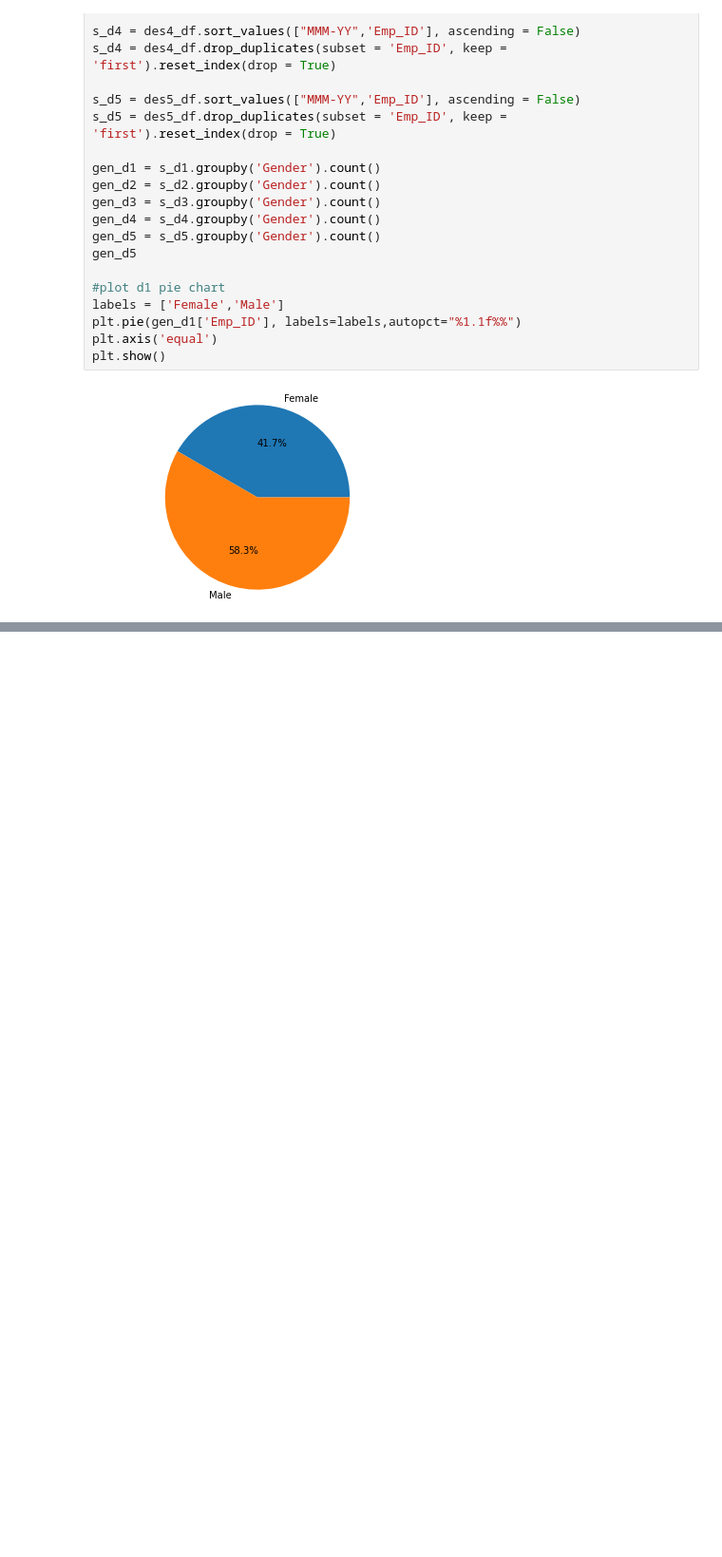
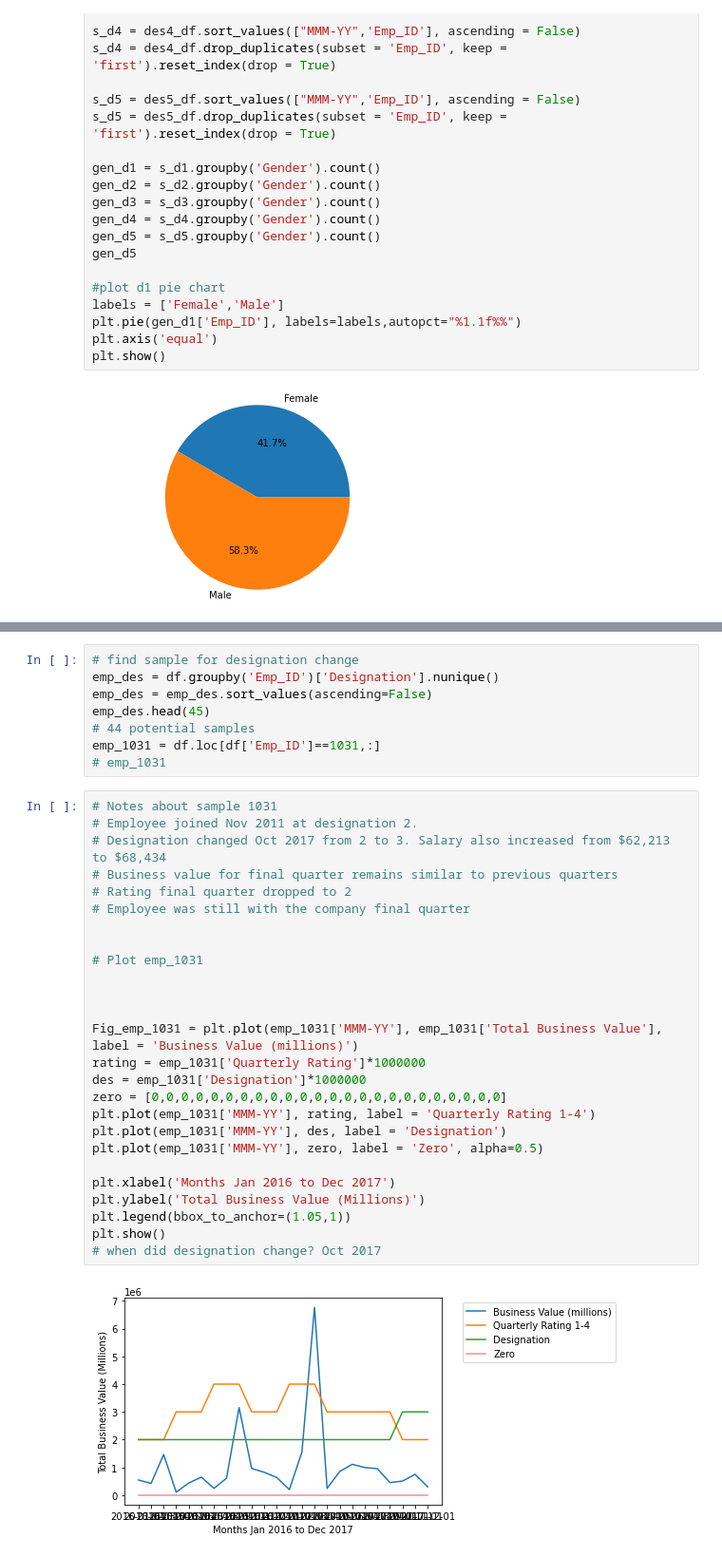
Before and after one commit to shanCH3n/Project1-DAbootcamp-Grp2, a Jupyter notebook: 01_Data/EmployeeAttrition_Designation.ipynb, the cells around one changed output, grey strips where cells are left out. Shown at 95% size. Drawn from its saved outputs; the diff is of its cells as text; blank space fills up the shorter version.

```diff
--- a/01_Data/EmployeeAttrition_Designation.ipynb
+++ b/01_Data/EmployeeAttrition_Designation.ipynb
@@ -152,0 +203,36 @@ plt.show()
+# %%
+# find sample for designation change
+emp_des = df.groupby('Emp_ID')['Designation'].nunique()
+emp_des = emp_des.sort_values(ascending=False)
+emp_des.head(45)
+# 44 potential samples
+emp_1031 = df.loc[df['Emp_ID']==1031,:]
+# emp_1031
+# %%
+# Notes about sample 1031
+# Employee joined Nov 2011 at designation 2.
+# Designation changed Oct 2017 from 2 to 3. Salary also increased from $62,213 to $68,434
+# Business value for final quarter remains similar to previous quarters
+# Rating final quarter dropped to 2
+# Employee was still with the company final quarter
+
+
+# Plot emp_1031
+
+
+
+Fig_emp_1031 = plt.plot(emp_1031['MMM-YY'], emp_1031['Total Business Value'], label = 'Business Value (millions)')
+rating = emp_1031['Quarterly Rating']*1000000
+des = emp_1031['Designation']*1000000
+zero = [0,0,0,0,0,0,0,0,0,0,0,0,0,0,0,0,0,0,0,0,0,0,0,0]
+plt.plot(emp_1031['MMM-YY'], rating, label = 'Quarterly Rating 1-4')
+plt.plot(emp_1031['MMM-YY'], des, label = 'Designation')
+plt.plot(emp_1031['MMM-YY'], zero, label = 'Zero', alpha=0.5)
+
+plt.xlabel('Months Jan 2016 to Dec 2017')
+plt.ylabel('Total Business Value (Millions)')
+plt.legend(bbox_to_anchor=(1.05,1))
+plt.show()
+# when did designation change? Oct 2017
+# %% [output]
+[figure, added]
```
Also changed, not shown: parts of 11 cells of this notebook.
